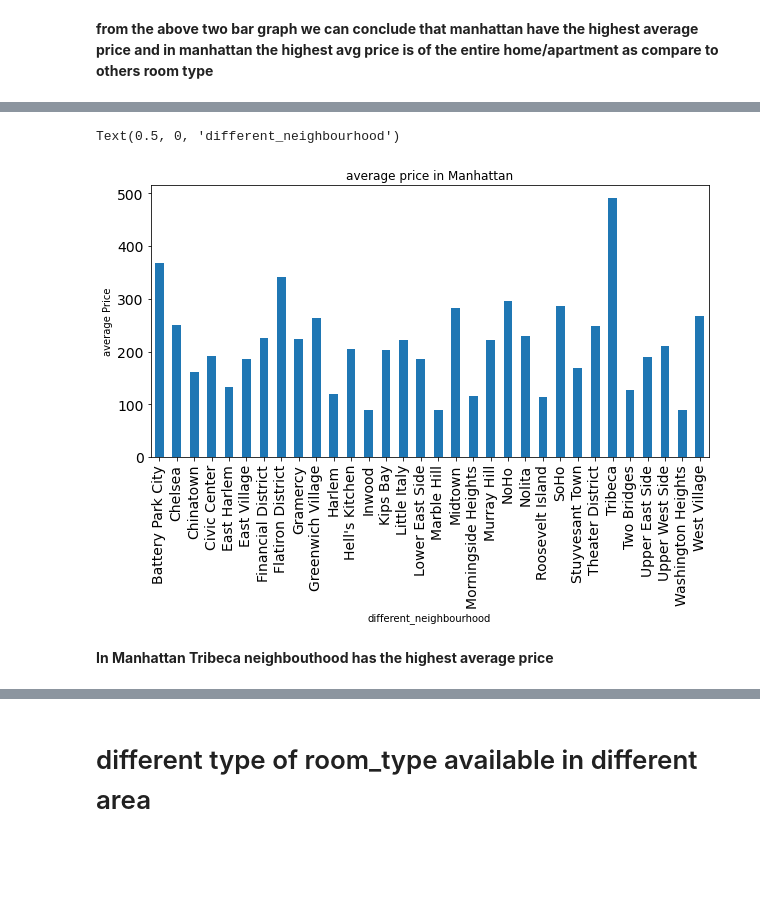
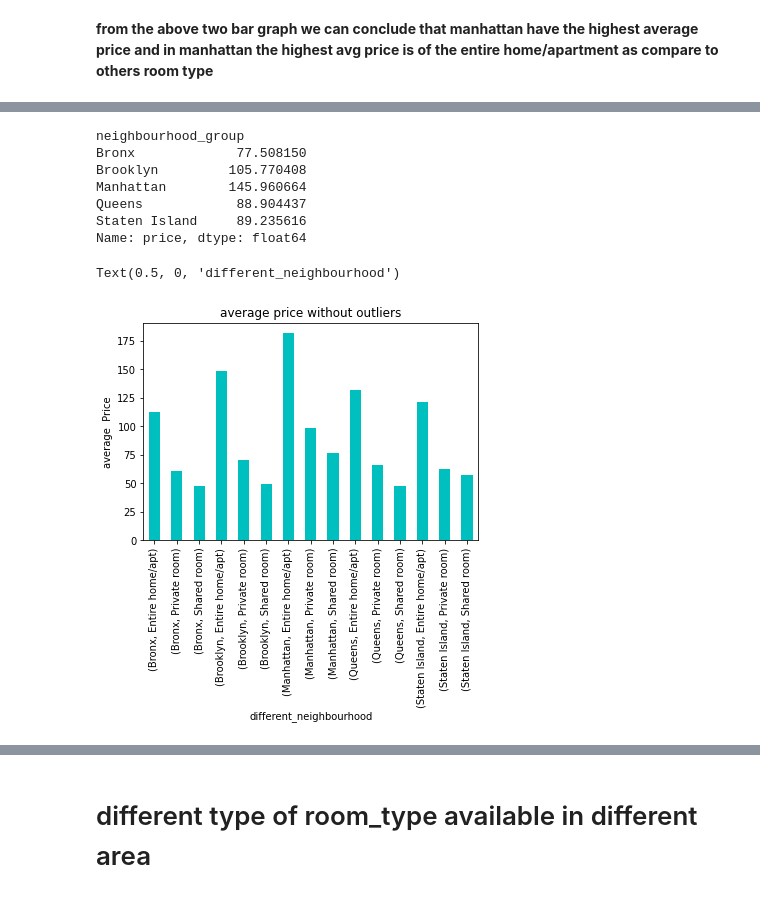
Before and after one commit to avanish04/EDA-on-airbnb, a Jupyter notebook: Copy_of_Airbnb_Bookings_Analysis_Capstone_Project.ipynb, the cells around one changed output, grey strips where cells are left out. Saved outputs shown, nothing was run; the diff lists cells and outputs as text; code cells hidden in the pictures; blank space fills up the shorter version.

Commit message:
outliers treatment in price

```diff
--- a/Copy_of_Airbnb_Bookings_Analysis_Capstone_Project.ipynb
+++ b/Copy_of_Airbnb_Bookings_Analysis_Capstone_Project.ipynb
@@ -216,0 +239,7 @@ Text(0.5, 0, 'different_neighbourhood')
+# %%
+IQR=175-69
+upper_whisker= int(175+1.5*IQR)
+Lower_whisker= int(69-1.5*IQR)
+df_without_outlier = df_airbnb[Lower_whisker <= df_airbnb['price'] ]
+df_without_outlier= df_airbnb[df_airbnb['price'] <=upper_whisker]
+df_without_outlier
@@ -221,11 +278,20 @@ df_manhattan=df_airbnb[df_airbnb['neighbourhood_group']=='Manhattan']
+# %%
+df_avg_price
+# %% [output]
+neighbourhood_group
+Bronx             77.508150
+Brooklyn         105.770408
+Manhattan        145.960664
+Queens            88.904437
+Staten Island     89.235616
+Name: price, dtype: float64
 # %%
-df_manhattan.groupby(['neighbourhood'])['price'].mean().plot.bar(figsize = (10,5),fontsize = 14)
+df_avg_price_room_type=df_without_outlier.groupby(['neighbourhood_group','room_type'])['price'].mean()
+df_avg_price_room_type.plot.bar(color ='c')
 
-plt.title('average price in Manhattan')
-plt.ylabel('average Price')
+plt.title('average price without outliers')
+plt.ylabel('average  Price')
 plt.xlabel('different_neighbourhood')
 # %% [output]
 Text(0.5, 0, 'different_neighbourhood')
-[figure, old version]
+[figure, new version]
-# %% [markdown]
-**In Manhattan Tribeca neighbouthood has the highest average price**
```
Also changed, not shown: parts of 19 cells of this notebook.
